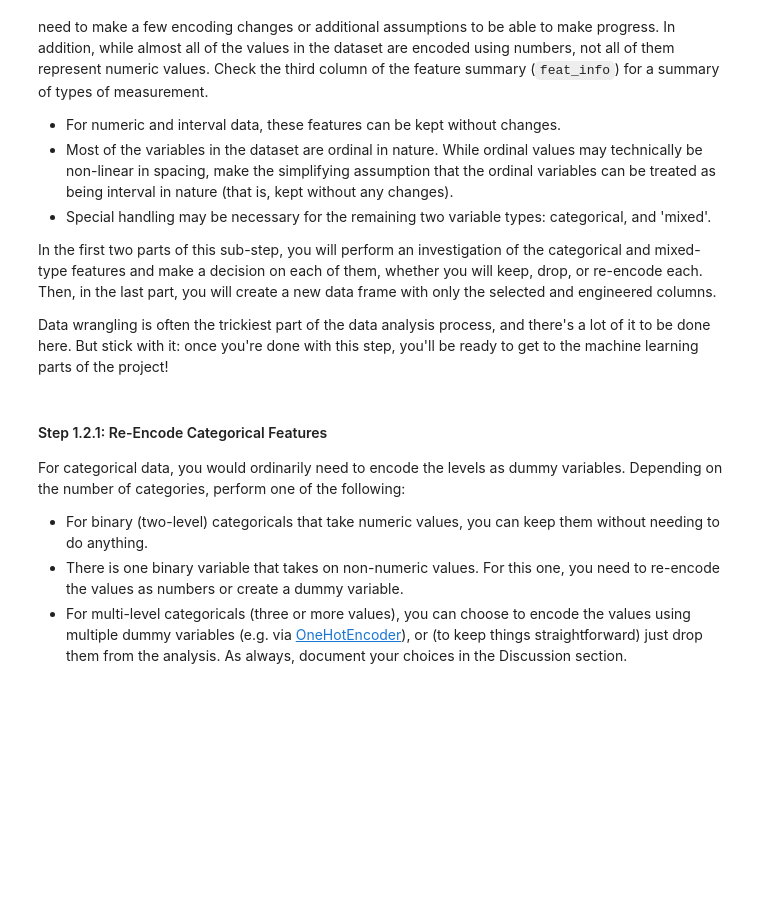
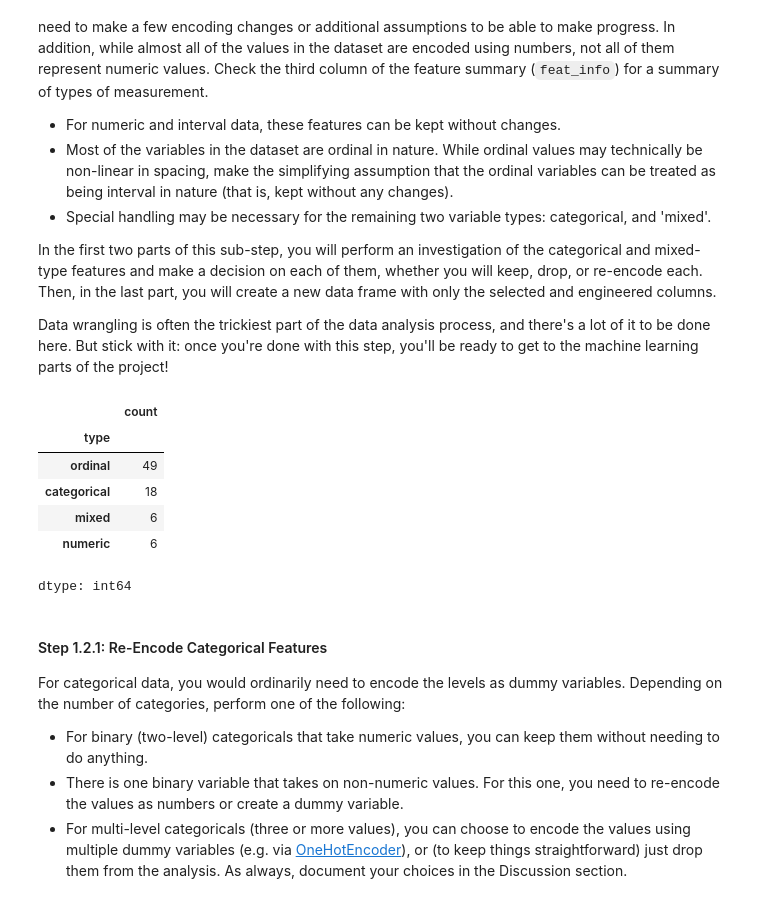
Before and after one commit to EssaAlsharif/Identify-Customer-Segments, a Jupyter notebook: Identify_Customer_Segments.ipynb, the cells around one changed output. Saved outputs shown, nothing was run; the diff lists cells and outputs as text; code cells hidden in the pictures; blank space fills up the shorter version.

```diff
--- a/Identify_Customer_Segments.ipynb
+++ b/Identify_Customer_Segments.ipynb
@@ -600,6 +600,20 @@ In the first two parts of this sub-step, you will perform an investigation of th
 Data wrangling is often the trickiest part of the data analysis process, and there's a lot of it to be done here. But stick with it: once you're done with this step, you'll be ready to get to the machine learning parts of the project!
 # %%
 # How many features are there of each data type?
+
+feat_info = Feature_Summary[Feature_Summary.attribute.isin(df_row_few_missing_general_data.columns)]
+feat_info['type'].value_counts()
+
+#Feature_Summary_count = Feature_Summary['type'].value_counts()
+#display(Feature_Summary_count)
+# %% [output]
+|  | count |
+| type |  |
+| ordinal | 49 |
+| categorical | 18 |
+| mixed | 6 |
+| numeric | 6 |
+dtype: int64
 # %% [markdown]
 #### Step 1.2.1: Re-Encode Categorical Features
 
```
